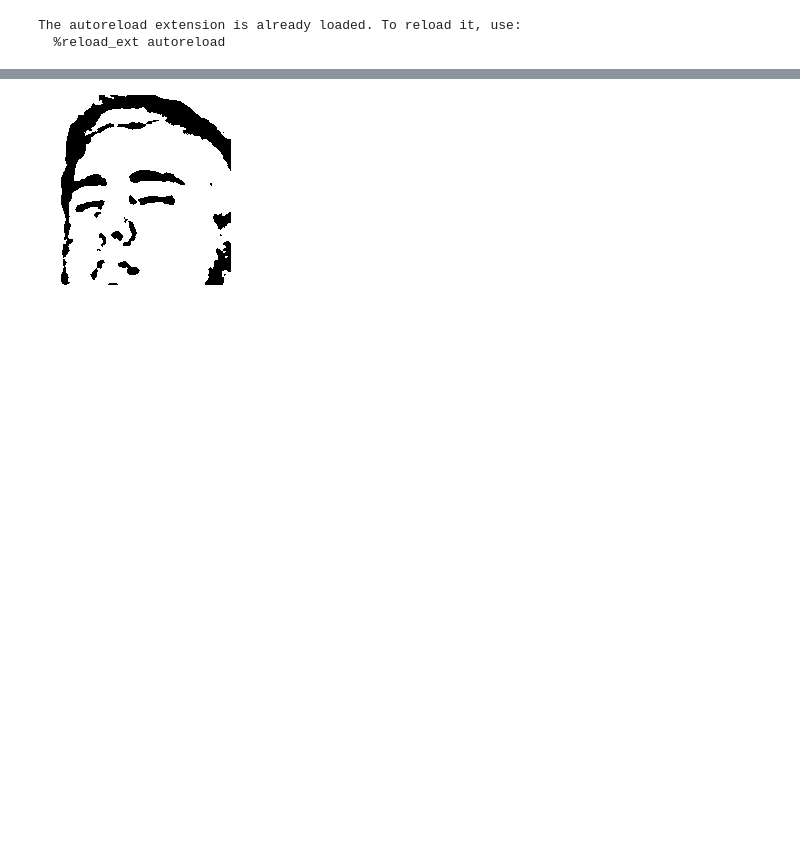
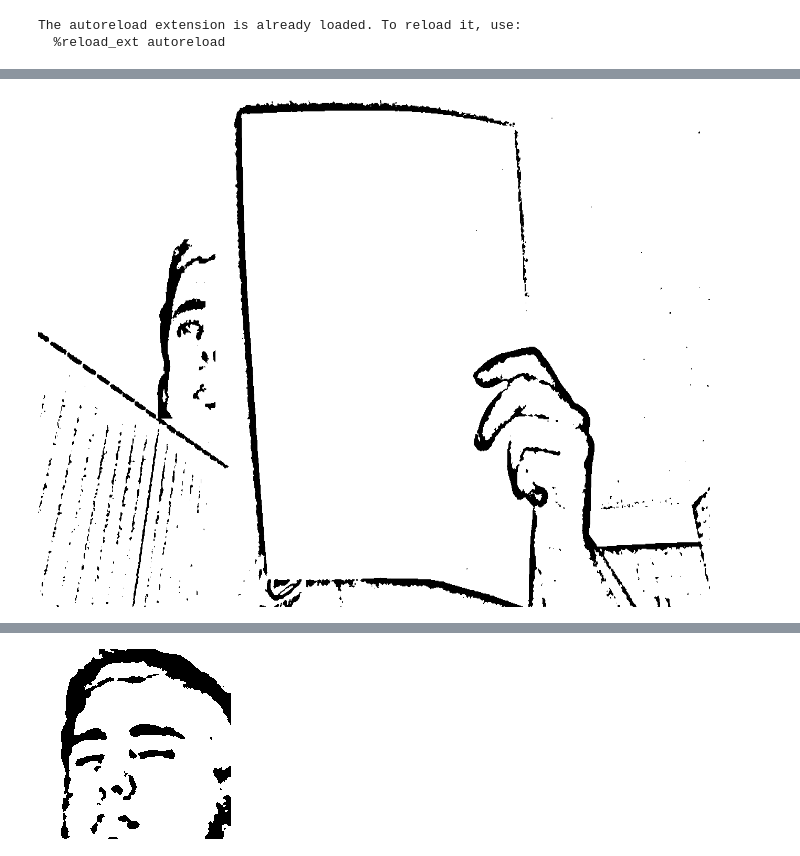
Before and after one commit to sryeturu/connect-the-dots, a Jupyter notebook: testing_notebook.ipynb, the cells around one changed output, grey strips where cells are left out. Drawn from its saved outputs; the diff is of its cells as text; code cells hidden in the pictures; blank space fills up the shorter version.

```diff
--- a/testing_notebook.ipynb
+++ b/testing_notebook.ipynb
@@ -56 +51,26 @@ display(cv.resize(a.img, (672, 512)))
+# %%
+def totally_inside_paper(row, col, background, blank):
+
+    return row >= blank.min_row and col >= blank.min_col and row + background.shape[0] < blank.max_row and col + background.shape[1] < blank.max_col
+
+
+a = get_canvases('canvases')[0]
+k = np.load('backgrounds/4.npy')
+
+cnt = 1
+for i in range(cnt):
+
+    rr = random.randint(0, a.img.shape[0])
+    rc = random.randint(0, a.img.shape[1])
+
+    while(totally_inside_paper(rr,rc, k, a)):
+        rr = random.randint(0, a.img.shape[0])
+        rc = random.randint(0, a.img.shape[1])
+
+
+    a.draw_on_background(k, (rr,rc))
+
+display(cv.resize(a.img, (672, 512)))
+# %% [output]
+[figure, added]
 # %%
```
Also changed, not shown: parts of 5 cells of this notebook, 13 other files.
